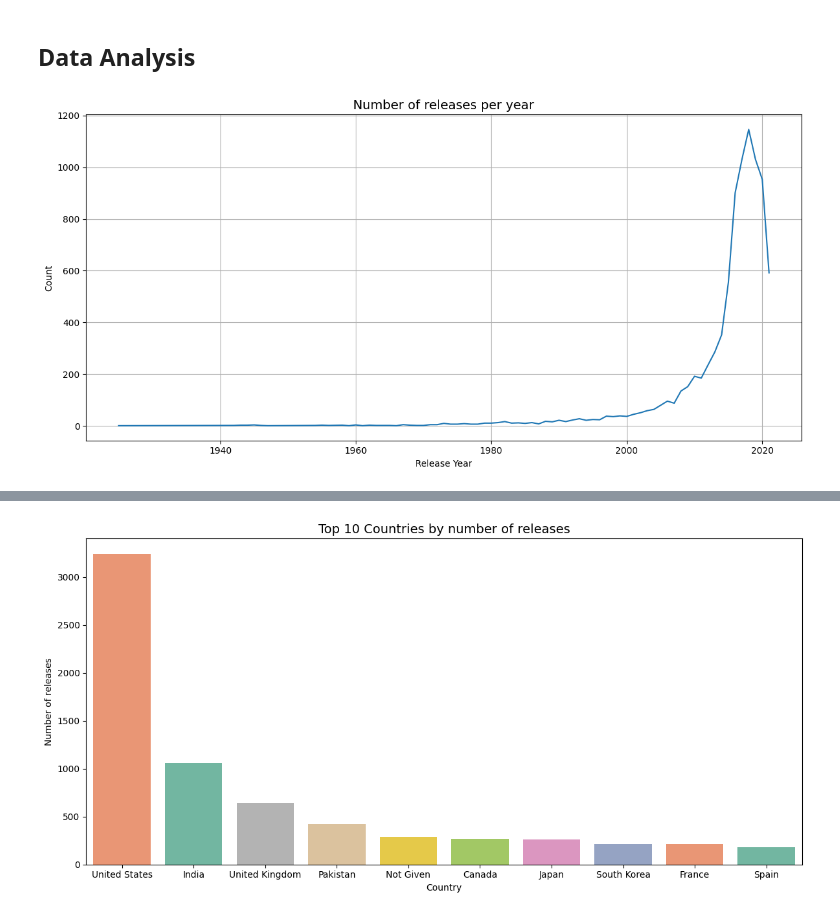
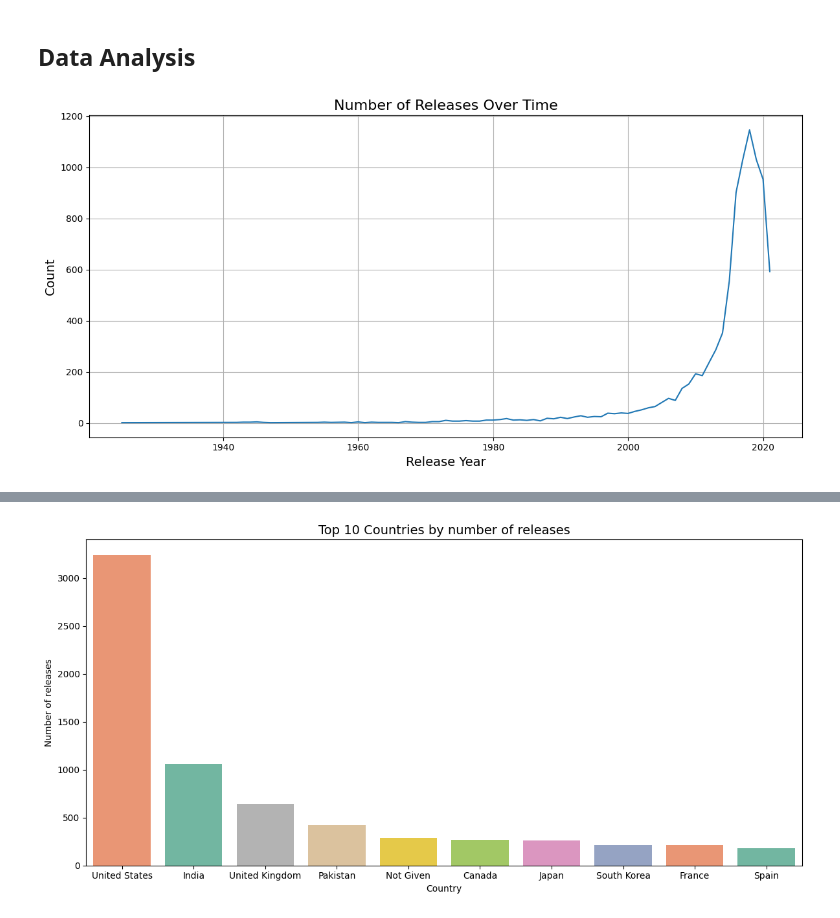
Before and after one commit to G-Bielokozowicz/Netflix-Data-Analysis, a Jupyter notebook: main.ipynb, the cells around one changed output, grey strips where cells are left out. Cells and saved outputs as stored; diff of their text form; code cells hidden in the pictures.

```diff
--- a/main.ipynb
+++ b/main.ipynb
@@ -147,17 +147,17 @@ memory usage: 755.5+ KB
 # %%
 # Number of releases per year
 plt.figure(figsize=(12,6))
 
 release_counts=df['release_year'].value_counts().sort_index()
 sns.lineplot(
     x=release_counts.index,
-    y=release_counts.values
+    y=release_counts.values,
 )
-plt.xlabel('Release Year')
-plt.ylabel('Count')
-plt.title("Number of releases per year",size=14)
+plt.xlabel('Release Year', size=14)
+plt.ylabel('Count',size=14)
+plt.title("Number of Releases Over Time",size=16)
 plt.grid(True)
 plt.tight_layout()
 plt.show()
 # %% [output]
-[figure, old version]
+[figure, new version]
```
Also changed, not shown: parts of 6 cells of this notebook.
